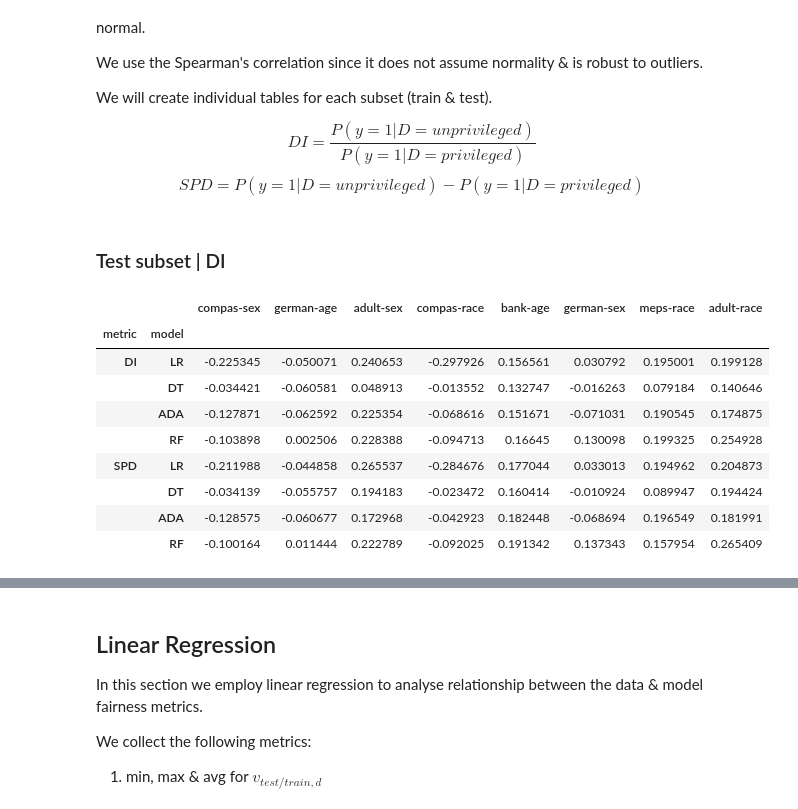
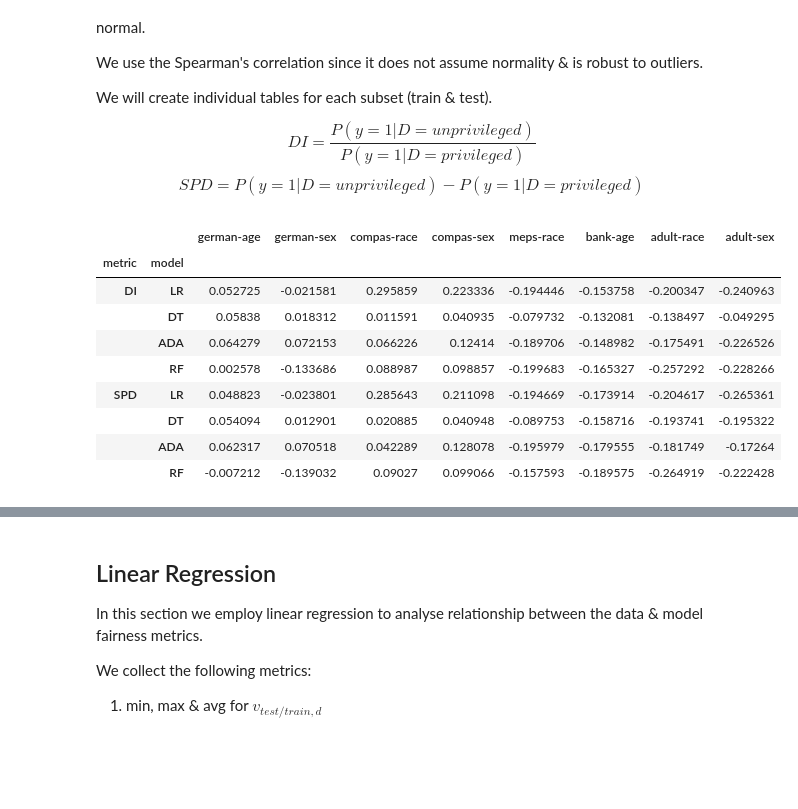
Before and after one commit to arumoy-shome/shome2022qualitative, a Jupyter notebook: docs/exp-feature-sets.ipynb, the cells around one changed output, grey strips where cells are left out. Saved outputs shown, nothing was run; the diff lists cells and outputs as text; code cells hidden in the pictures; blank space fills up the shorter version.

```diff
--- a/docs/exp-feature-sets.ipynb
+++ b/docs/exp-feature-sets.ipynb
@@ -260,0 +248,38 @@ sns.lineplot(
+# %%
+id_vars = ["num_features", "model", "dataset", "accuracy", "f1"]
+
+fig, axs = plt.subplots(
+    nrows=1,
+    ncols=2,
+    sharey=True,
+)
+
+ax = axs[0]
+_ = data[(data["dataset"] == "bank-age")]
+sns.lineplot(
+    data=_.melt(id_vars=id_vars),
+    x="num_features",
+    y="value",
+    hue="model",
+    style="variable",
+    ax=ax,
+)
+ax.set_title("bank-age")
+
+ax = axs[1]
+_ = data[(data["dataset"] == "adult-race")]
+sns.lineplot(
+    data=_.melt(id_vars=id_vars),
+    x="num_features",
+    y="value",
+    hue="model",
+    style="variable",
+    ax=ax,
+)
+ax.set_title("adult-race")
+
+# name = "lineplot--num-features--di-spd--bank-age.pdf"
+# fig.savefig(os.path.join(REPORTDIR, name), format="pdf")
+
+# name = "lineplot--num-features--di-spd--bank-age.png"
+# fig.savefig(os.path.join(REPORTDIR, name), format="png")
@@ -272,53 +300,48 @@ $$
 $$
 SPD = P(y=1 | D=unprivileged) - P(y=1 | D=privileged)
 $$
-# %% [markdown]
-### Test subset | DI
 # %%
-# test subset | DI
 from scipy.stats import spearmanr
 
 indices = [[
     "DI",
     "SPD",
 ],
-    models]
-
+models]
 corr = pd.DataFrame(columns=datasets, index=pd.MultiIndex.from_product(
     indices, names=["metric", "model"]
 ))
 corr_pvalues = pd.DataFrame(columns=datasets, index=pd.MultiIndex.from_product(
     indices, names=["metric", "model"]
 ))
 
 for d in datasets:
     _ = data[
-        (data["dataset"] == d) &
-        (data["subset"] == "test")
+        (data["dataset"] == d)
     ]
     for metric in ["DI", "SPD"]:
         _pivots = []
         for n in _["num_features"].unique().tolist():
             _pivots.append(pd.pivot(
                 data=_[_["num_features"] == n],
                 columns="model",
                 values=metric,
             ))
         pivoted = pd.concat(_pivots)
         for model in models:
             c, p = spearmanr(pivoted[model], pivoted["None"])
             corr.loc[(metric, model), d] = c
             corr_pvalues.loc[(metric, model), d] = p
 
 corr
 # %% [output]
-|  |  | compas-sex | german-age | adult-sex | compas-race | bank-age | german-sex | meps-race | adult-race |
+|  |  | german-age | german-sex | compas-race | compas-sex | meps-race | bank-age | adult-race | adult-sex |
 | metric | model |  |  |  |  |  |  |  |  |
-| DI | LR | -0.225345 | -0.050071 | 0.240653 | -0.297926 | 0.156561 | 0.030792 | 0.195001 | 0.199128 |
-|  | DT | -0.034421 | -0.060581 | 0.048913 | -0.013552 | 0.132747 | -0.016263 | 0.079184 | 0.140646 |
-|  | ADA | -0.127871 | -0.062592 | 0.225354 | -0.068616 | 0.151671 | -0.071031 | 0.190545 | 0.174875 |
-|  | RF | -0.103898 | 0.002506 | 0.228388 | -0.094713 | 0.16645 | 0.130098 | 0.199325 | 0.254928 |
-| SPD | LR | -0.211988 | -0.044858 | 0.265537 | -0.284676 | 0.177044 | 0.033013 | 0.194962 | 0.204873 |
-|  | DT | -0.034139 | -0.055757 | 0.194183 | -0.023472 | 0.160414 | -0.010924 | 0.089947 | 0.194424 |
-|  | ADA | -0.128575 | -0.060677 | 0.172968 | -0.042923 | 0.182448 | -0.068694 | 0.196549 | 0.181991 |
-|  | RF | -0.100164 | 0.011444 | 0.222789 | -0.092025 | 0.191342 | 0.137343 | 0.157954 | 0.265409 |
+| DI | LR | 0.052725 | -0.021581 | 0.295859 | 0.223336 | -0.194446 | -0.153758 | -0.200347 | -0.240963 |
+|  | DT | 0.05838 | 0.018312 | 0.011591 | 0.040935 | -0.079732 | -0.132081 | -0.138497 | -0.049295 |
+|  | ADA | 0.064279 | 0.072153 | 0.066226 | 0.12414 | -0.189706 | -0.148982 | -0.175491 | -0.226526 |
+|  | RF | 0.002578 | -0.133686 | 0.088987 | 0.098857 | -0.199683 | -0.165327 | -0.257292 | -0.228266 |
+| SPD | LR | 0.048823 | -0.023801 | 0.285643 | 0.211098 | -0.194669 | -0.173914 | -0.204617 | -0.265361 |
+|  | DT | 0.054094 | 0.012901 | 0.020885 | 0.040948 | -0.089753 | -0.158716 | -0.193741 | -0.195322 |
+|  | ADA | 0.062317 | 0.070518 | 0.042289 | 0.128078 | -0.195979 | -0.179555 | -0.181749 | -0.17264 |
+|  | RF | -0.007212 | -0.139032 | 0.09027 | 0.099066 | -0.157593 | -0.189575 | -0.264919 | -0.222428 |
```
Also changed, not shown: parts of 26 cells of this notebook, 1 other file.
